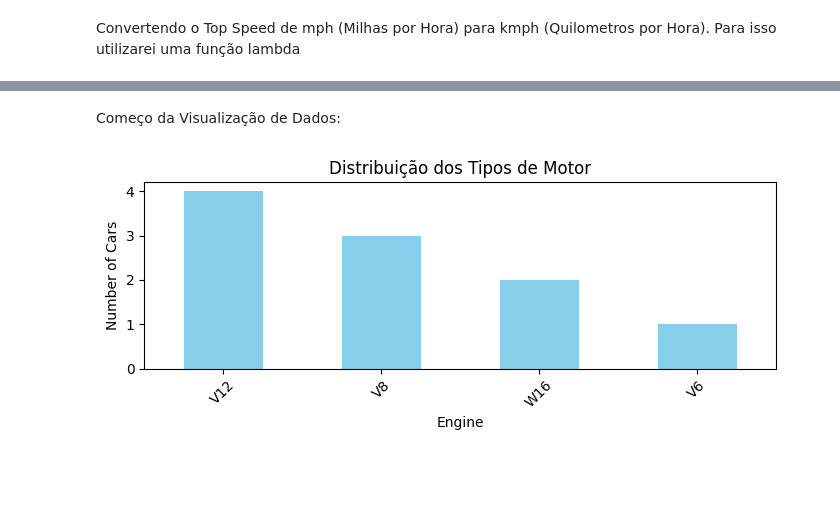
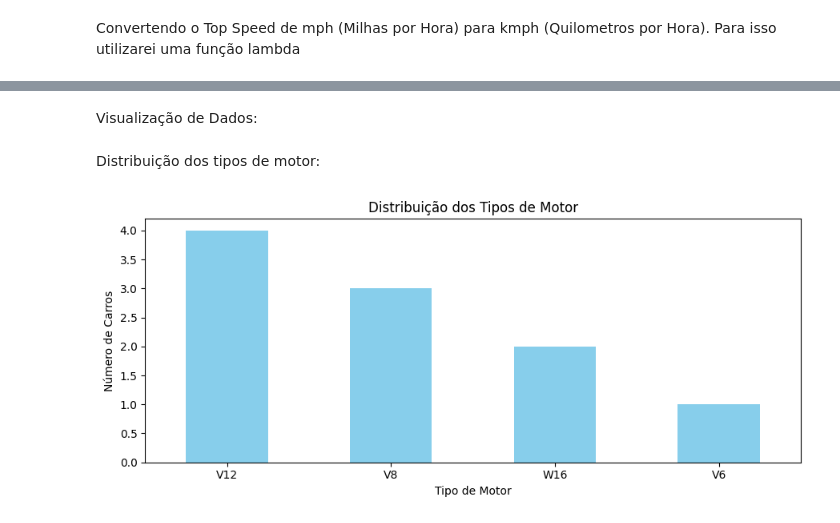
Before and after one commit to RafaelEliaas/AnaliseHypercar2019, a Jupyter notebook: Hcars2019.ipynb, the cells around one changed output, grey strips where cells are left out. Drawn from its saved outputs; the diff is of its cells as text; code cells hidden in the pictures; blank space fills up the shorter version.

Commit message:
Projeto de Análise de dados (quase concluido)

```diff
--- a/Hcars2019.ipynb
+++ b/Hcars2019.ipynb
@@ -193,20 +204,21 @@ df.head(n=10)
 | 8 | Aston Martin Valkyrie | 6.59 | V12 | NaN | NaN | 402.34 | 3, 200, 000 |
 | 9 | Bugatti Veyron | 8.00 | W16 | 987.0 | 7.0 | 431.07 | 2, 000, 000 |
 # %% [markdown]
-Começo da Visualização de Dados:
+Visualização de Dados:
+# %% [markdown]
+Distribuição dos tipos de motor:
 # %%
-import matplotlib.pyplot as plt
+motor_counts = df['Engine'].value_counts()
 
-contagem_engine = df['Engine'].value_counts()
+plt.figure(figsize=(9, 4))
+motor_counts.plot(kind='bar', color='skyblue')
 
-plt.figure(figsize=(7, 3))
-contagem_engine.plot(kind='bar', color='skyblue')
 plt.title('Distribuição dos Tipos de Motor')
-plt.xlabel('Engine')
-plt.ylabel('Number of Cars')
-plt.xticks(rotation=45)
+plt.xlabel('Tipo de Motor')
+plt.ylabel('Número de Carros')
+
+plt.xticks(rotation=0)
 plt.tight_layout()
-
 plt.show()
 # %% [output]
-[figure, old version]
+[figure, new version]
```
Also changed, not shown: parts of 26 cells of this notebook.
